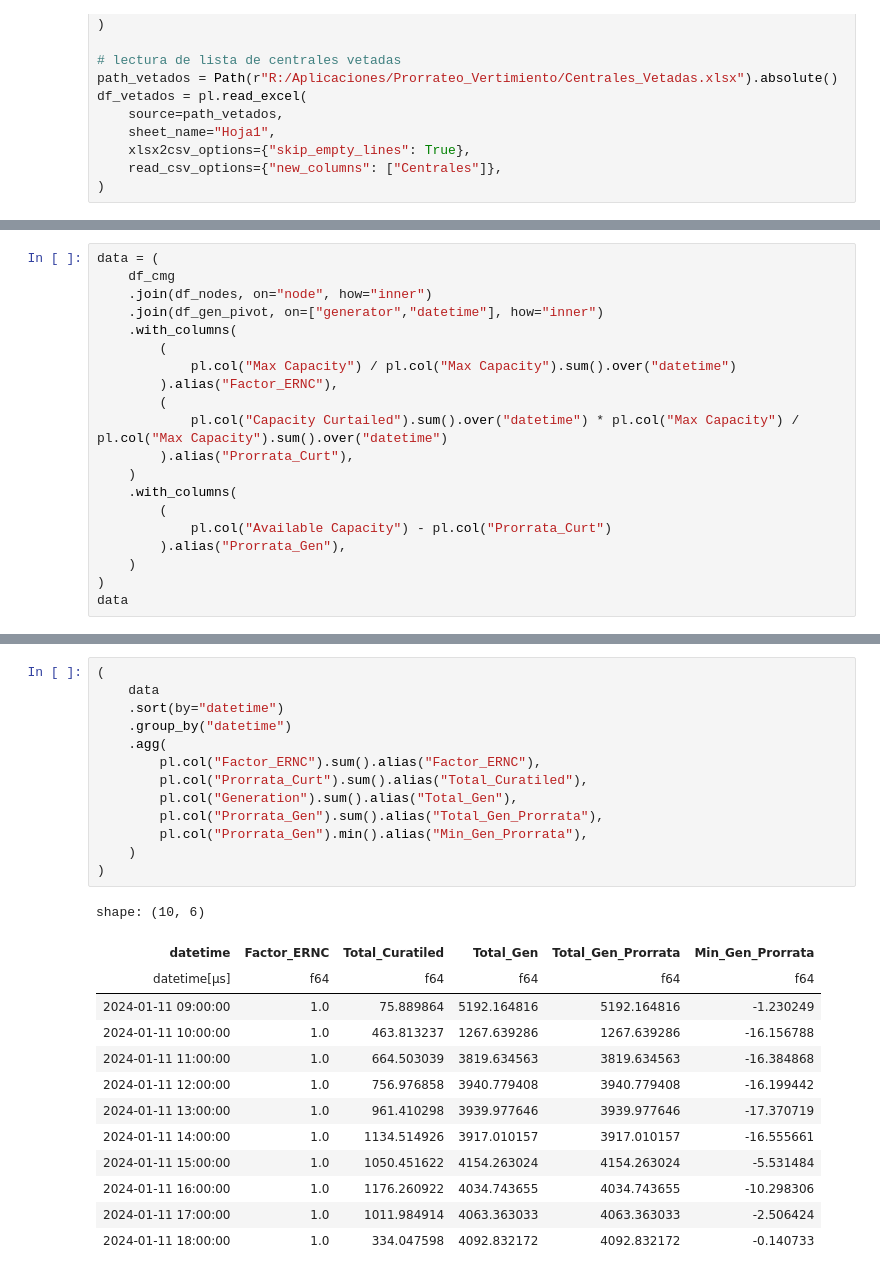
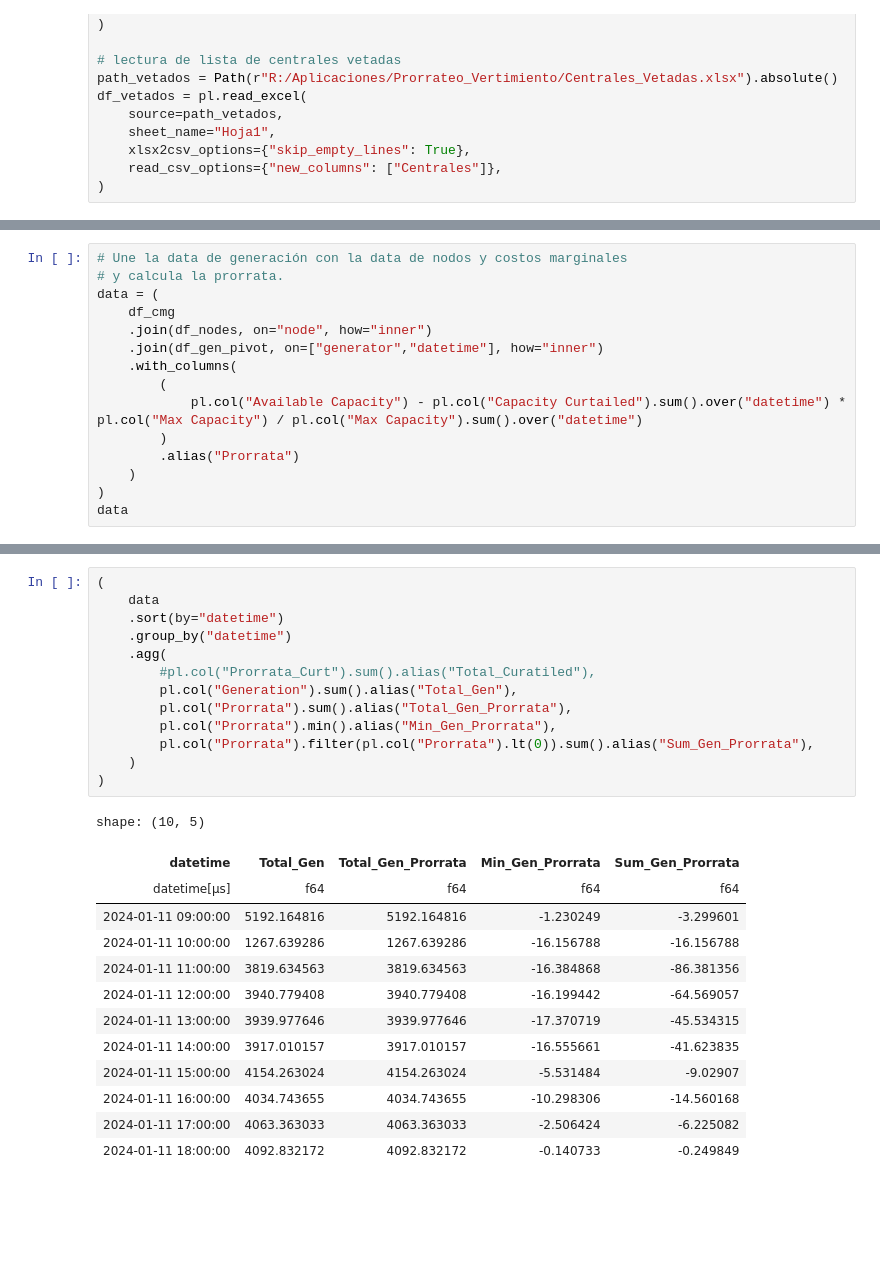
Before and after one commit to FasoCoding/ProrrataERV, a Jupyter notebook: dev/notebook.ipynb, the cells around one changed output, grey strips where cells are left out. Cells and saved outputs as stored; diff of their text form; blank space fills up the shorter version.

Commit message:
actualización función calculo prorrata

```diff
--- a/dev/notebook.ipynb
+++ b/dev/notebook.ipynb
@@ -364,20 +410,15 @@ def calc_prorrata(df: pl.DataFrame) -> pl.DataFrame:
 # %%
+# Une la data de generación con la data de nodos y costos marginales
+# y calcula la prorrata.
 data = (
     df_cmg
     .join(df_nodes, on="node", how="inner")
     .join(df_gen_pivot, on=["generator","datetime"], how="inner")
     .with_columns(
         (
-            pl.col("Max Capacity") / pl.col("Max Capacity").sum().over("datetime")
-        ).alias("Factor_ERNC"),
-        (
-            pl.col("Capacity Curtailed").sum().over("datetime") * pl.col("Max Capacity") / pl.col("Max Capacity").sum().over("datetime")
-        ).alias("Prorrata_Curt"),
-    )
-    .with_columns(
-        (
-            pl.col("Available Capacity") - pl.col("Prorrata_Curt")
-        ).alias("Prorrata_Gen"),
+            pl.col("Available Capacity") - pl.col("Capacity Curtailed").sum().over("datetime") * pl.col("Max Capacity") / pl.col("Max Capacity").sum().over("datetime")
+        )
+        .alias("Prorrata")
     )
 )
 data
@@ -404,27 +474,27 @@ shape: (823, 10)
 # %%
 (
     data
     .sort(by="datetime")
     .group_by("datetime")
     .agg(
-        pl.col("Factor_ERNC").sum().alias("Factor_ERNC"),
-        pl.col("Prorrata_Curt").sum().alias("Total_Curatiled"),
+        #pl.col("Prorrata_Curt").sum().alias("Total_Curatiled"),
         pl.col("Generation").sum().alias("Total_Gen"),
-        pl.col("Prorrata_Gen").sum().alias("Total_Gen_Prorrata"),
-        pl.col("Prorrata_Gen").min().alias("Min_Gen_Prorrata"),
+        pl.col("Prorrata").sum().alias("Total_Gen_Prorrata"),
+        pl.col("Prorrata").min().alias("Min_Gen_Prorrata"),
+        pl.col("Prorrata").filter(pl.col("Prorrata").lt(0)).sum().alias("Sum_Gen_Prorrata"),
     )
 )
 # %% [output]
-shape: (10, 6)
+shape: (10, 5)
-| datetime | Factor_ERNC | Total_Curatiled | Total_Gen | Total_Gen_Prorrata | Min_Gen_Prorrata |
-| datetime[μs] | f64 | f64 | f64 | f64 | f64 |
-| 2024-01-11 09:00:00 | 1.0 | 75.889864 | 5192.164816 | 5192.164816 | -1.230249 |
-| 2024-01-11 10:00:00 | 1.0 | 463.813237 | 1267.639286 | 1267.639286 | -16.156788 |
-| 2024-01-11 11:00:00 | 1.0 | 664.503039 | 3819.634563 | 3819.634563 | -16.384868 |
-| 2024-01-11 12:00:00 | 1.0 | 756.976858 | 3940.779408 | 3940.779408 | -16.199442 |
-| 2024-01-11 13:00:00 | 1.0 | 961.410298 | 3939.977646 | 3939.977646 | -17.370719 |
-| 2024-01-11 14:00:00 | 1.0 | 1134.514926 | 3917.010157 | 3917.010157 | -16.555661 |
-| 2024-01-11 15:00:00 | 1.0 | 1050.451622 | 4154.263024 | 4154.263024 | -5.531484 |
-| 2024-01-11 16:00:00 | 1.0 | 1176.260922 | 4034.743655 | 4034.743655 | -10.298306 |
-| 2024-01-11 17:00:00 | 1.0 | 1011.984914 | 4063.363033 | 4063.363033 | -2.506424 |
-| 2024-01-11 18:00:00 | 1.0 | 334.047598 | 4092.832172 | 4092.832172 | -0.140733 |
+| datetime | Total_Gen | Total_Gen_Prorrata | Min_Gen_Prorrata | Sum_Gen_Prorrata |
+| datetime[μs] | f64 | f64 | f64 | f64 |
+| 2024-01-11 09:00:00 | 5192.164816 | 5192.164816 | -1.230249 | -3.299601 |
+| 2024-01-11 10:00:00 | 1267.639286 | 1267.639286 | -16.156788 | -16.156788 |
+| 2024-01-11 11:00:00 | 3819.634563 | 3819.634563 | -16.384868 | -86.381356 |
+| 2024-01-11 12:00:00 | 3940.779408 | 3940.779408 | -16.199442 | -64.569057 |
+| 2024-01-11 13:00:00 | 3939.977646 | 3939.977646 | -17.370719 | -45.534315 |
+| 2024-01-11 14:00:00 | 3917.010157 | 3917.010157 | -16.555661 | -41.623835 |
+| 2024-01-11 15:00:00 | 4154.263024 | 4154.263024 | -5.531484 | -9.02907 |
+| 2024-01-11 16:00:00 | 4034.743655 | 4034.743655 | -10.298306 | -14.560168 |
+| 2024-01-11 17:00:00 | 4063.363033 | 4063.363033 | -2.506424 | -6.225082 |
+| 2024-01-11 18:00:00 | 4092.832172 | 4092.832172 | -0.140733 | -0.249849 |
```
Also changed, not shown: parts of 8 cells of this notebook, 1 other file.
